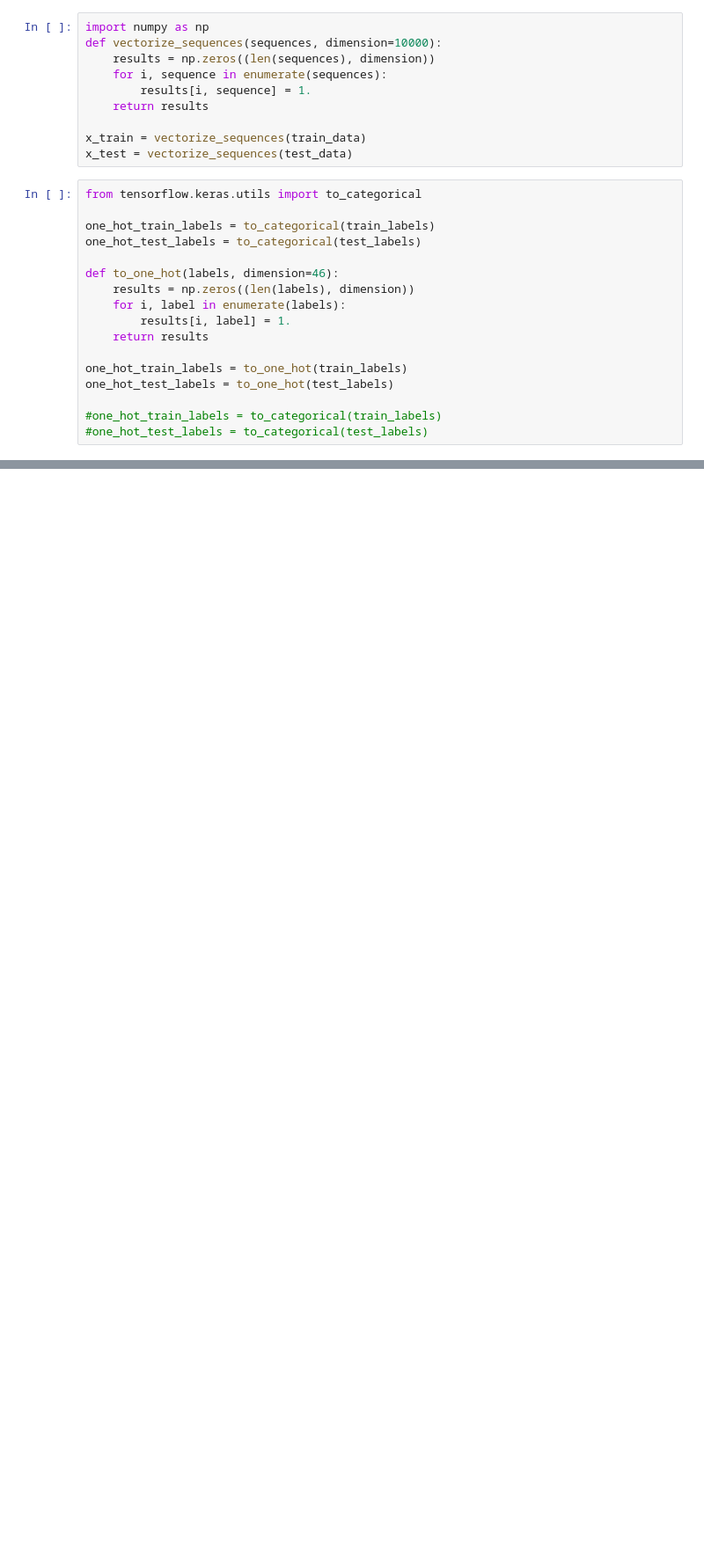
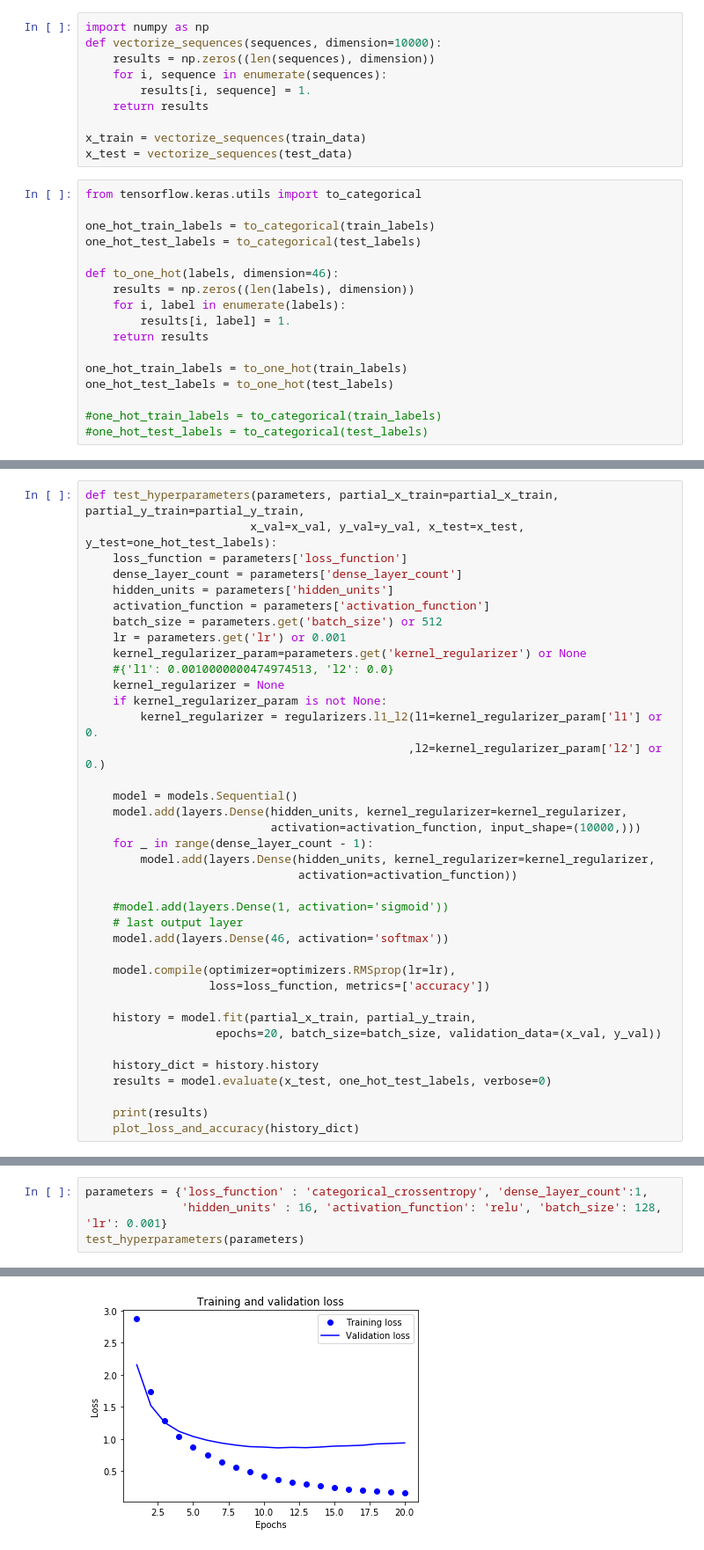
Before and after one commit to MichalGasiorowski/ml-playground, a Jupyter notebook: notebook/classify-newswires.ipynb, the cells around one changed output, grey strips where cells are left out. Shown at 88% size. Cells and saved outputs as stored; diff of their text form; blank space fills up the shorter version.

Commit message:
classify-newswires playing with hyperparameters

```diff
--- a/notebook/classify-newswires.ipynb
+++ b/notebook/classify-newswires.ipynb
@@ -102,0 +234,38 @@ one_hot_test_labels = to_one_hot(test_labels)
+# %%
+def test_hyperparameters(parameters, partial_x_train=partial_x_train, partial_y_train=partial_y_train,
+                        x_val=x_val, y_val=y_val, x_test=x_test, y_test=one_hot_test_labels):
+    loss_function = parameters['loss_function']
+    dense_layer_count = parameters['dense_layer_count']
+    hidden_units = parameters['hidden_units']
+    activation_function = parameters['activation_function']
+    batch_size = parameters.get('batch_size') or 512
+    lr = parameters.get('lr') or 0.001
+    kernel_regularizer_param=parameters.get('kernel_regularizer') or None
+    #{'l1': 0.0010000000474974513, 'l2': 0.0}
+    kernel_regularizer = None
+    if kernel_regularizer_param is not None:
+        kernel_regularizer = regularizers.l1_l2(l1=kernel_regularizer_param['l1'] or 0.
+                                               ,l2=kernel_regularizer_param['l2'] or 0.)
+
+    model = models.Sequential()
+    model.add(layers.Dense(hidden_units, kernel_regularizer=kernel_regularizer,
+                           activation=activation_function, input_shape=(10000,)))
+    for _ in range(dense_layer_count - 1):
+        model.add(layers.Dense(hidden_units, kernel_regularizer=kernel_regularizer,
+                               activation=activation_function))
+
+    #model.add(layers.Dense(1, activation='sigmoid'))
+    # last output layer
+    model.add(layers.Dense(46, activation='softmax'))
+
+    model.compile(optimizer=optimizers.RMSprop(lr=lr),
+                  loss=loss_function, metrics=['accuracy'])
+
+    history = model.fit(partial_x_train, partial_y_train,
+                   epochs=20, batch_size=batch_size, validation_data=(x_val, y_val))
+
+    history_dict = history.history
+    results = model.evaluate(x_test, one_hot_test_labels, verbose=0)
+
+    print(results)
+    plot_loss_and_accuracy(history_dict)
@@ -102,0 +277,5 @@ one_hot_test_labels = to_one_hot(test_labels)
+# %%
+parameters = {'loss_function' : 'categorical_crossentropy', 'dense_layer_count':1,
+              'hidden_units' : 16, 'activation_function': 'relu', 'batch_size': 128, 'lr': 0.001}
+test_hyperparameters(parameters)
+# %% [output]
@@ -102,0 +299 @@ one_hot_test_labels = to_one_hot(test_labels)
+[figure, added]
```
Also changed, not shown: parts of 30 cells of this notebook.
